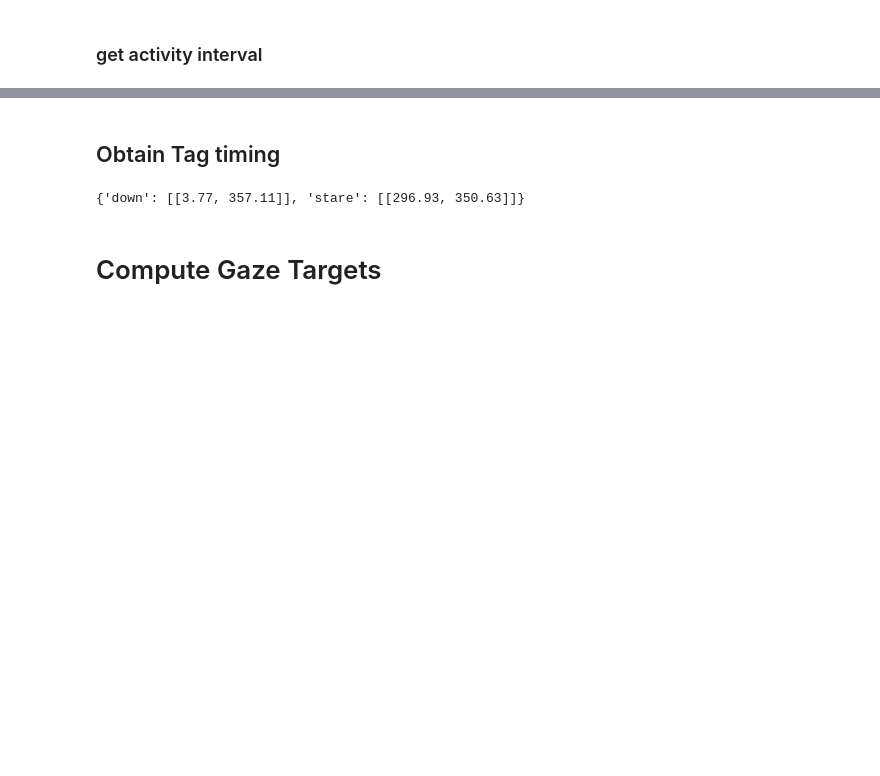
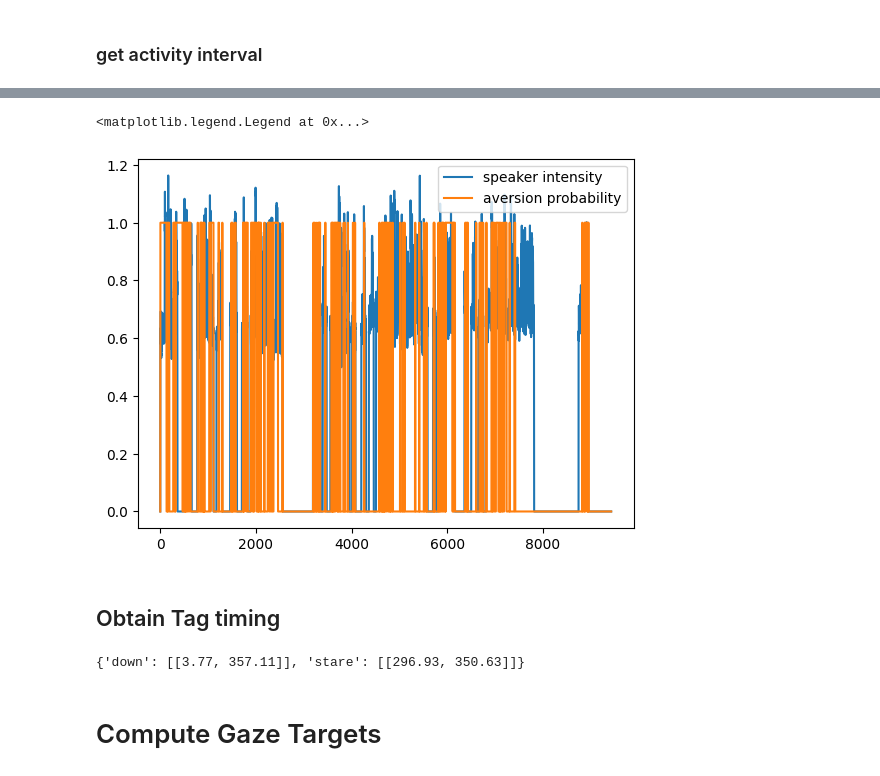
Before and after one commit to EvanSamaa/Gaze_project, a Jupyter notebook: gaze_framework_Iterative.ipynb, the cells around one changed output, grey strips where cells are left out. Saved outputs shown, nothing was run; the diff lists cells and outputs as text; code cells hidden in the pictures; blank space fills up the shorter version.

```diff
--- a/gaze_framework_Iterative.ipynb
+++ b/gaze_framework_Iterative.ipynb
@@ -259,3 +273,10 @@ acitivity = np.where(intensity_0 > intensity_1, -1, 1)
+# %%
+plt.plot(np.maximum(intensity_0/60, 0), label="speaker intensity")
+plt.plot(aversion_probability_0, label="aversion probability")
+plt.legend()
+# %% [output]
+<matplotlib.legend.Legend at 0x...>
+[figure, added]
 # %% [markdown]
 ## Obtain Tag timing
 # %%
```
Also changed, not shown: parts of 14 cells of this notebook, 6 other files.
